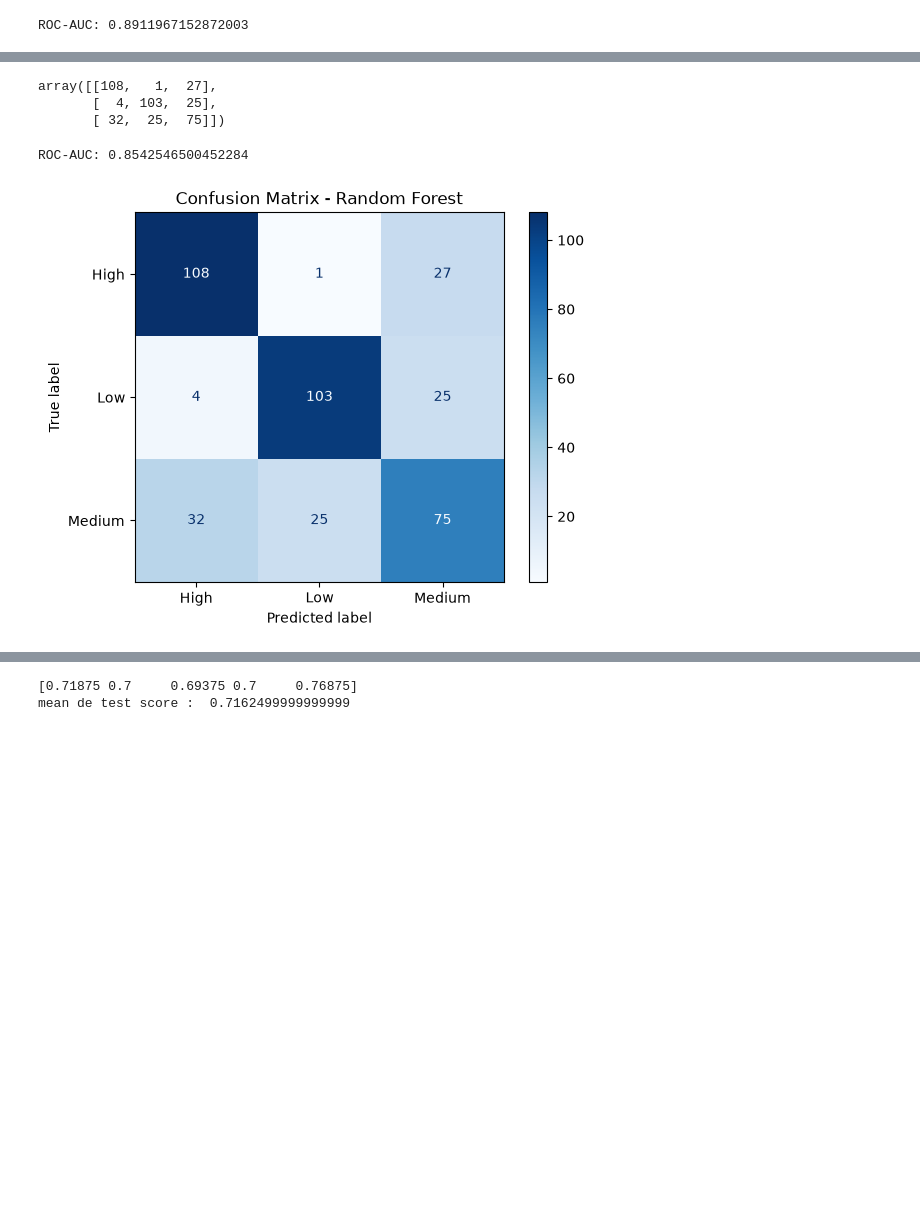
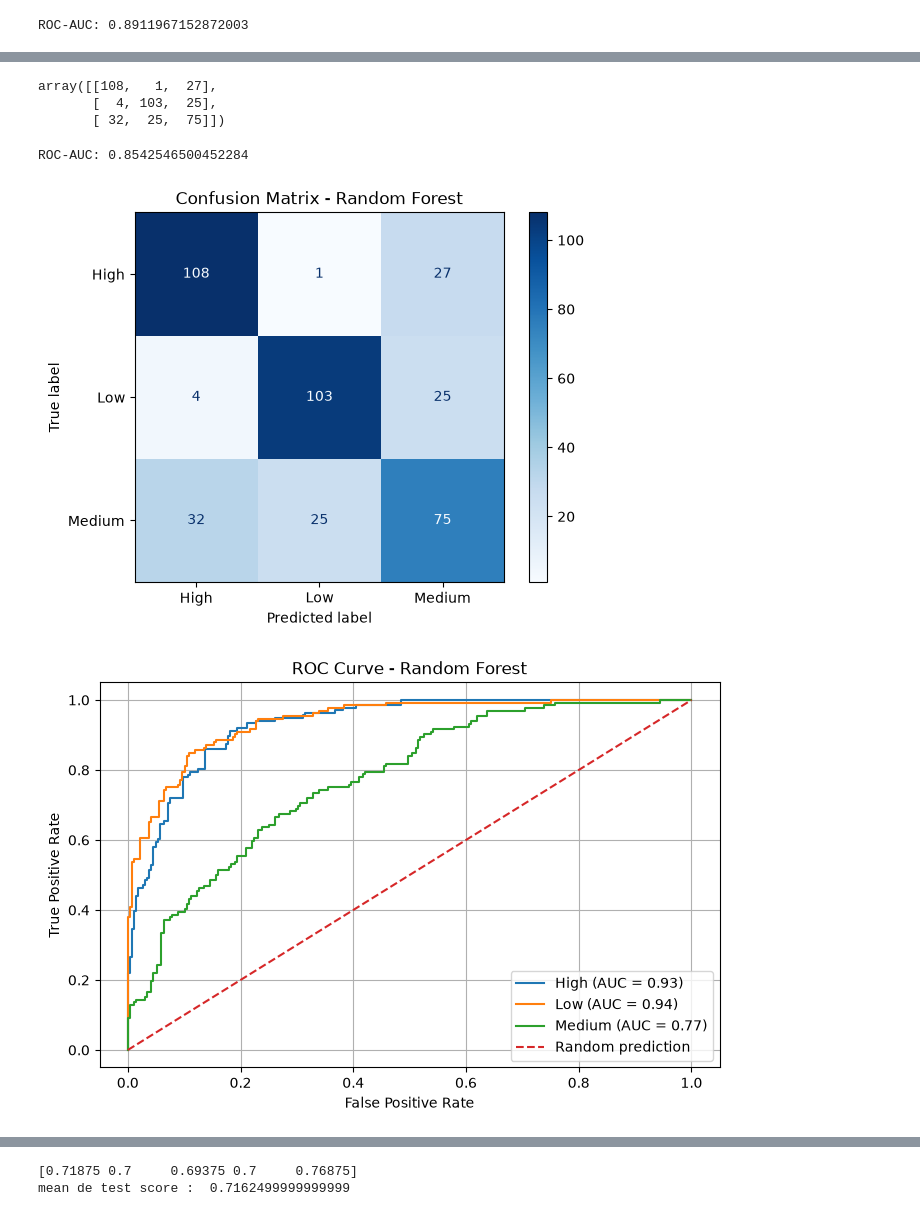
Before and after one commit to MohamedOuzzat/Jury_Blanc, a Jupyter notebook: notebooks/Jury_Blanc.ipynb, the cells around one changed output, grey strips where cells are left out. Drawn from its saved outputs; the diff is of its cells as text; code cells hidden in the pictures; blank space fills up the shorter version.

Commit message:
i add the ROC visualisation in the jupyter file

```diff
--- a/notebooks/Jury_Blanc.ipynb
+++ b/notebooks/Jury_Blanc.ipynb
@@ -734,33 +735,62 @@ roc_auc_RF = roc_auc_score(
     labels=model_RF.classes_
 )
 
 print("ROC-AUC:", roc_auc_RF)
 
 
 ConfusionMatrixDisplay.from_predictions(
     y_test,
     y_pred_rf,
     cmap="Blues"
 )
 
 plt.title("Confusion Matrix - Random Forest")
 plt.show()
+
+# Convert the real labels into binary format
+classes = model_RF.classes_
+y_test_binary = label_binarize(y_test, classes=classes)
+
+# Draw the ROC curve for each class
+plt.figure(figsize=(8, 5))
+
+for i, class_name in enumerate(classes):
+
+    fpr, tpr, _ = roc_curve(
+        y_test_binary[:, i],
+        y_proba_gb[:, i]
+    )
+
+    score = auc(fpr, tpr)
+
+    plt.plot(fpr, tpr, label=f"{class_name} (AUC = {score:.2f})")
+
+# Random prediction line
+plt.plot([0, 1], [0, 1], "--", label="Random prediction")
+
+plt.xlabel("False Positive Rate")
+plt.ylabel("True Positive Rate")
+plt.title("ROC Curve - Random Forest")
+plt.legend()
+plt.grid()
+plt.show()
 # %% [output]
 Random Forest Accuracy: 0.715
               precision    recall  f1-score   support
 
         High       0.75      0.79      0.77       136
          Low       0.80      0.78      0.79       132
       Medium       0.59      0.57      0.58       132
 
     accuracy                           0.71       400
    macro avg       0.71      0.71      0.71       400
 weighted avg       0.71      0.71      0.71       400
 array([[108,   1,  27],
        [  4, 103,  25],
        [ 32,  25,  75]])
 ROC-AUC: 0.8542546500452284
 [figure]
+[figure, added]
 # %%
 # Training
 model_GB.fit(X_train, y_train)
```
Also changed, not shown: parts of 3 cells of this notebook.
